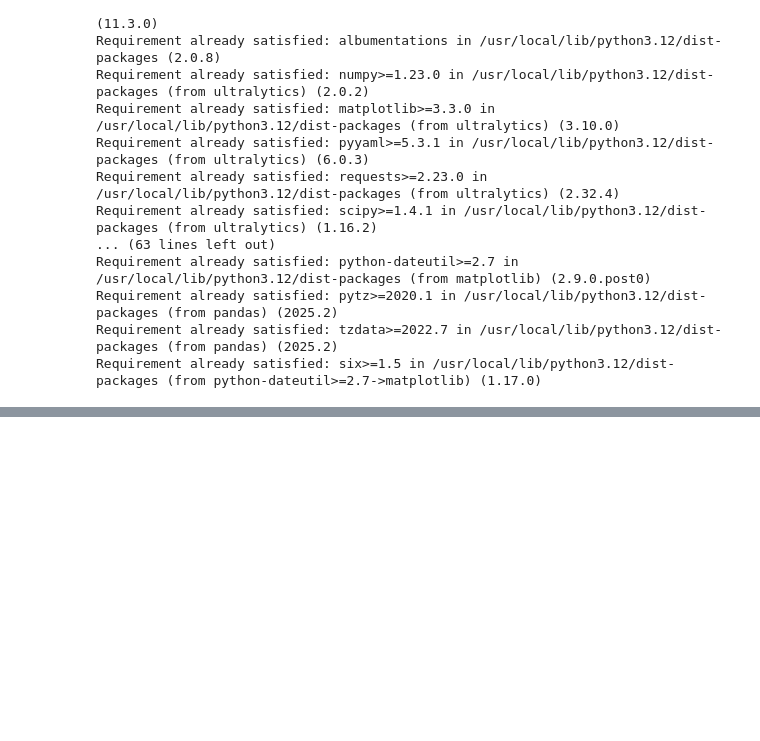
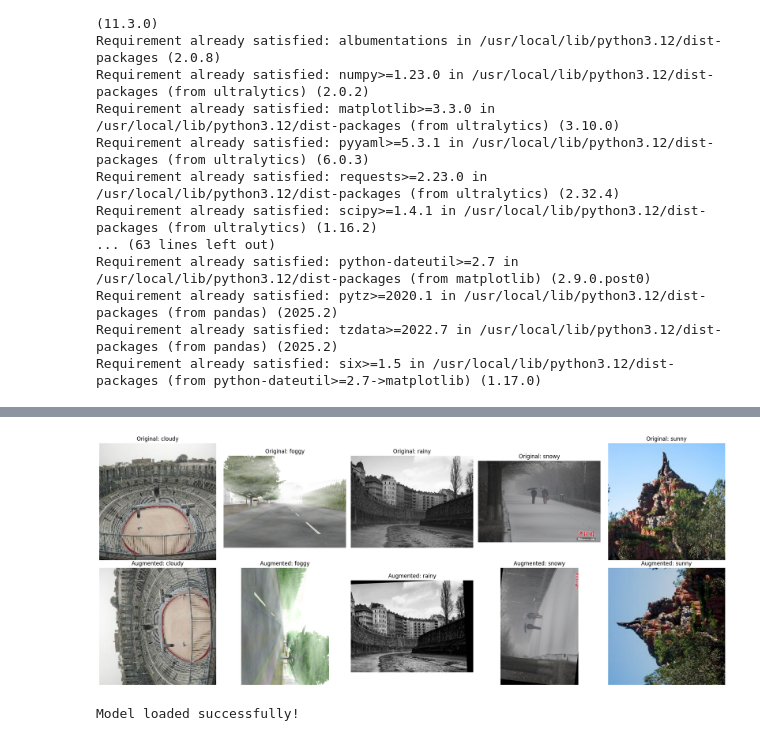
Before and after one commit to Vixlump/weather-training-and-classification-project, a Jupyter notebook: WeatherModel.ipynb, the cells around one changed output, grey strips where cells are left out. Cells and saved outputs as stored; diff of their text form; code cells hidden in the pictures; blank space fills up the shorter version.

```diff
--- a/WeatherModel.ipynb
+++ b/WeatherModel.ipynb
@@ -47,0 +70,19 @@ sample_data/
+# %%
+#Data augmentation functions
+import albumentations as A
+
+def create_augmentation_pipeline():
+    return A.Compose([
+        A.HorizontalFlip(p=0.5),
+        A.RandomBrightnessContrast(p=0.2),
+        A.HueSaturationValue(p=0.3),
+        A.RandomGamma(p=0.2),
+        A.CLAHE(p=0.2),
+        A.RandomRotate90(p=0.3),
+        A.Transpose(p=0.3),
+        A.ShiftScaleRotate(shift_limit=0.1, scale_limit=0.1, rotate_limit=15, p=0.3),
+        A.GaussNoise(var_limit=(10.0, 50.0), p=0.2),
+        A.Blur(blur_limit=3, p=0.2),
+    ])
+
+augmentation = create_augmentation_pipeline()
@@ -47,0 +165,42 @@ sample_data/
+# %%
+# Visualize some samples with augmentation
+def visualize_samples():
+    fig, axes = plt.subplots(2, 5, figsize=(20, 8))
+
+    for i, class_name in enumerate(config.CLASSES):
+        class_path = os.path.join(config.DATA_PATH, class_name)
+        images = [f for f in os.listdir(class_path) if f.lower().endswith(('.jpg', '.jpeg', '.png'))]
+
+        if images:
+            # Original image
+            img_path = os.path.join(class_path, images[0])
+            original_img = cv2.imread(img_path)
+            original_img = cv2.cvtColor(original_img, cv2.COLOR_BGR2RGB)
+
+            # Augmented image
+            augmented_img = augmentation(image=original_img)['image']
+
+            axes[0, i].imshow(original_img)
+            axes[0, i].set_title(f'Original: {class_name}')
+            axes[0, i].axis('off')
+
+            axes[1, i].imshow(augmented_img)
+            axes[1, i].set_title(f'Augmented: {class_name}')
+            axes[1, i].axis('off')
+
+    plt.tight_layout()
+    plt.show()
+
+visualize_samples()
+# %% [output]
+[figure, added]
+# %%
+# Initialize YOLO model
+def setup_model():
+    model = YOLO(config.PRETRAINED_MODEL)
+    return model
+
+model = setup_model()
+print("Model loaded successfully!")
+# %% [output]
+Model loaded successfully!
```
Also changed, not shown: parts of 12 cells of this notebook.
